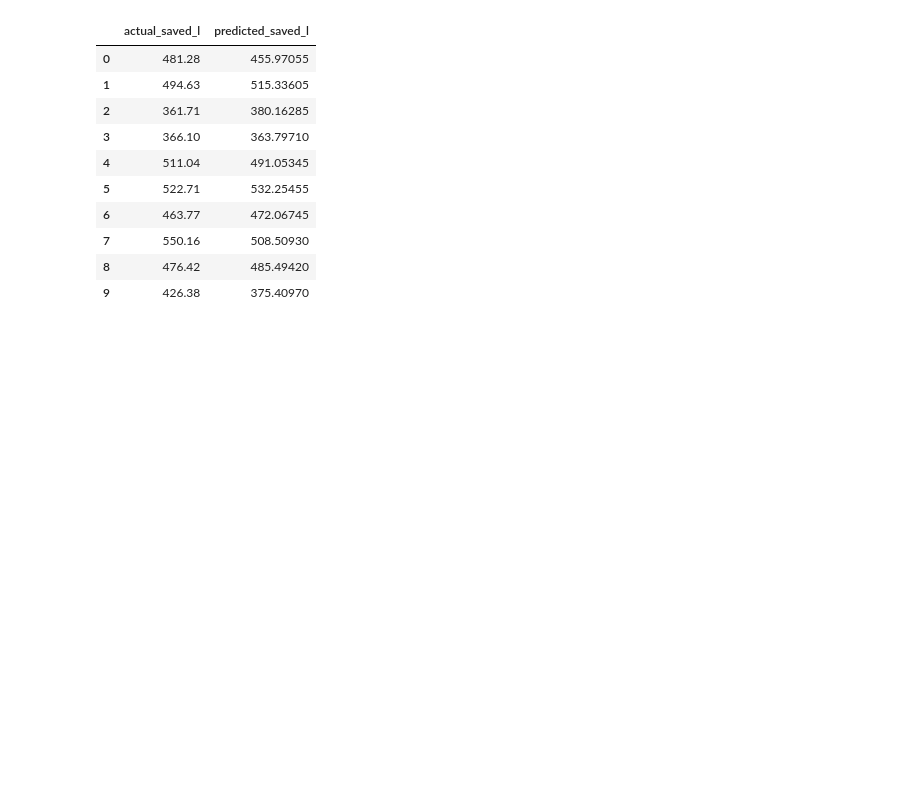
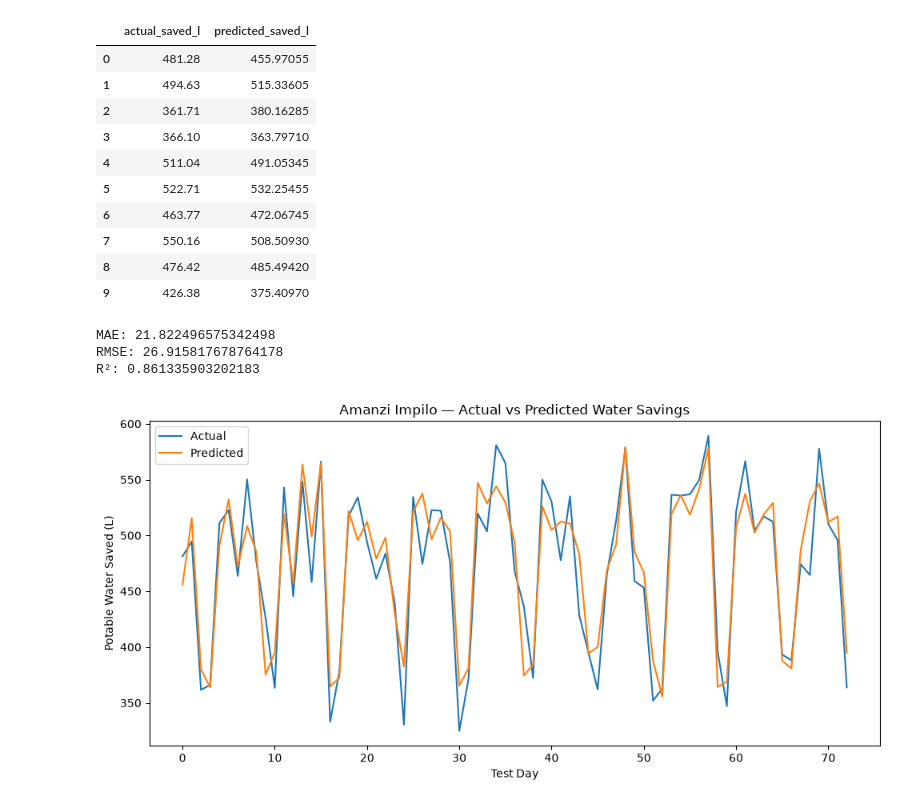
Before and after one commit to Xolane3/greywater-model, a Jupyter notebook: 01_water_savings_model.ipynb, the cells around one changed output. Drawn from its saved outputs; the diff is of its cells as text; code cells hidden in the pictures; blank space fills up the shorter version.

Commit message:
modeled4

```diff
--- a/01_water_savings_model.ipynb
+++ b/01_water_savings_model.ipynb
@@ -215,3 +215,54 @@ results.head(10)
 | 7 | 550.16 | 508.50930 |
 | 8 | 476.42 | 485.49420 |
 | 9 | 426.38 | 375.40970 |
+# %%
+#  Measure model accuracy
+from sklearn.metrics import mean_absolute_error
+from sklearn.metrics import mean_squared_error
+from sklearn.metrics import r2_score
+import numpy as np
+
+# MAE Average prediction error in litres.
+# means the model is approximately 25 litres away from the actual value on average
+# RMSE Penalizes larger errors more heavily.
+# R  Shows how much of the variation in water savings the model explains. closer to 1 better fit closer to 0 poor predictive perfomance
+
+mae = mean_absolute_error(y_test, predictions)
+
+rmse = np.sqrt(
+    mean_squared_error(y_test, predictions)
+)
+
+r2 = r2_score(y_test, predictions)
+
+print("MAE:", mae)
+print("RMSE:", rmse)
+print("R²:", r2)
+# %% [output]
+MAE: 21.822496575342498
+RMSE: 26.915817678764178
+R²: 0.861335903202183
+# %%
+# Plot actual vs predicted
+plt.figure(figsize=(10, 5))
+
+plt.plot(
+    y_test.values,
+    label="Actual"
+)
+
+plt.plot(
+    predictions,
+    label="Predicted"
+)
+
+plt.xlabel("Test Day")
+plt.ylabel("Potable Water Saved (L)")
+plt.title("Amanzi Impilo — Actual vs Predicted Water Savings")
+
+plt.legend()
+plt.tight_layout()
+
+plt.show()
+# %% [output]
+[figure, added]
```
Also changed, not shown: parts of 3 cells of this notebook.
